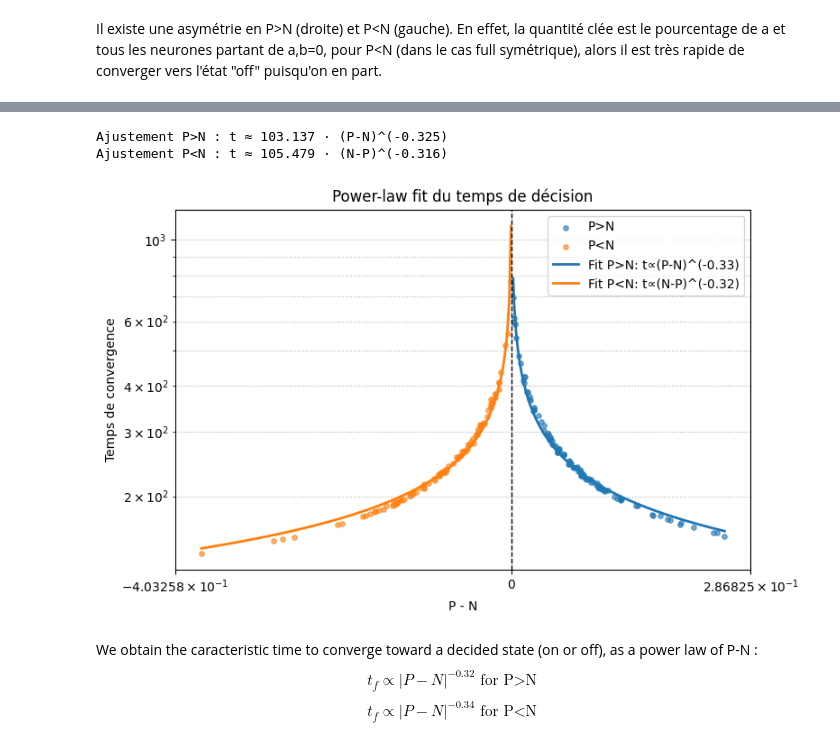
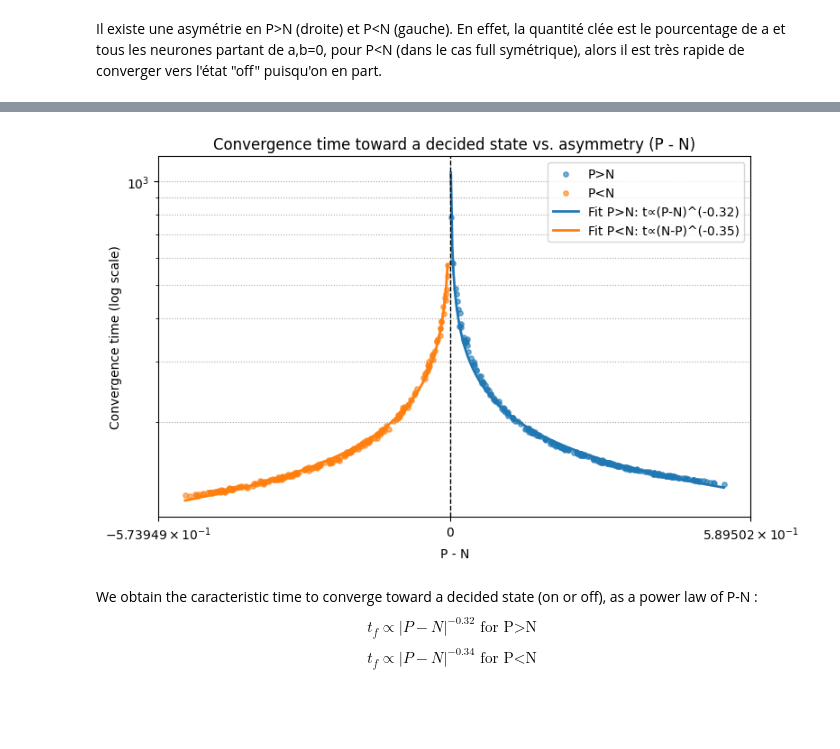
Before and after one commit to Aeronobase/Code-neural-network-with-CRNs, a Jupyter notebook: Sym Neuron-Rondelez_4_Response delay.ipynb, the cells around one changed output, grey strips where cells are left out. Cells and saved outputs as stored; diff of their text form; code cells hidden in the pictures; blank space fills up the shorter version.

```diff
--- a/Sym Neuron-Rondelez_4_Response delay.ipynb
+++ b/Sym Neuron-Rondelez_4_Response delay.ipynb
@@ -154,7 +58,7 @@ lambda_a = 1.0
 lambda_b = 1.0
 
 # --- Parameter grid for numerical integration ---
-nb_of_points = 100
+nb_of_points = 20
 P_grid = np.linspace(0.0, 3, nb_of_points)  # P entre 0 et 1.25
 N_grid = np.linspace(0.0, 3, nb_of_points)  # N entre 0 et 1.25
 
@@ -285,7 +191,7 @@ tf = 1000
 t_eval = np.linspace(0, tf, 3000)
 dt = t_eval[1] - t_eval[0]
 
-P_range = np.linspace(0.5, 1.5, 100)
+P_range = np.linspace(0.5, 1.5, 500)
 N_fixed = 1.0  # N est fixé, on fait varier P autour
 
 noise_sigma = 0.02  # bruit sur les inputs
@@ -341,7 +247,7 @@ mask = np.isfinite(decision_times_arr)
 plt.scatter(delta_PN_arr[mask], decision_times_arr[mask], s=15, alpha=0.7, label="Temps de décision")
 plt.axvline(0, color='k', linestyle='--', lw=1, label="P = N (indécidé)")
 plt.xlabel("P - N")
-plt.ylabel("Temps de convergence vers un état décidé")
+plt.ylabel("Convergence ")
 plt.title("Temps de convergence vs. asymétrie d'entrée (P - N)")
 plt.legend()
 plt.grid(True)
@@ -454,70 +542,41 @@ Il existe une asymétrie en P>N (droite) et P<N (gauche). En effet, la quantité
 # %%
-import numpy as np
-import matplotlib.pyplot as plt
+# ...
 
-# Supposons que delta_PN_arr et decision_times_arr sont déjà calculés
-# On ne garde que les points finis
-mask_finite = np.isfinite(decision_times_arr)
-dPN = delta_PN_arr[mask_finite]
-t_dec = decision_times_arr[mask_finite]
-
-# Séparer les domaines P>N (dPN>0) et P<N (dPN<0)
-mask_pos = dPN > 0
-mask_neg = dPN < 0
-
-dPN_pos =    dPN[mask_pos]
-t_pos   =    t_dec[mask_pos]
-dPN_neg = -dPN[mask_neg]  # on prend la valeur absolue pour le fit
-t_neg   =    t_dec[mask_neg]
-
-# Ajustement log-log : log t = log C - k log dPN ⟺ t = C * dPN^(-k)
-# P>N
-coeffs_pos = np.polyfit(np.log(dPN_pos), np.log(t_pos), 1)
-k_pos = -coeffs_pos[0]
-C_pos = np.exp(coeffs_pos[1])
-
-# P<N
-coeffs_neg = np.polyfit(np.log(dPN_neg), np.log(t_neg), 1)
-k_neg = -coeffs_neg[0]
-C_neg = np.exp(coeffs_neg[1])
-
-print(f"Ajustement P>N : t ≈ {C_pos:.3f} · (P-N)^(-{k_pos:.3f})")
-print(f"Ajustement P<N : t ≈ {C_neg:.3f} · (N-P)^(-{k_neg:.3f})")
-
-# Tracé des points + ajustements
 fig, ax = plt.subplots(figsize=(8,5))
 
 # Points
 ax.scatter( dPN_pos, t_pos, color='C0', s=15, alpha=0.6, label='P>N')
 ax.scatter(-dPN_neg, t_neg, color='C1', s=15, alpha=0.6, label='P<N')
 
 # Domaines continus pour tracer les courbes
 dPNp_model = np.linspace(dPN_pos.min(), dPN_pos.max(), 200)
 tpos_model = C_pos * dPNp_model**(-k_pos)
 dPNn_model = np.linspace(dPN_neg.min(), dPN_neg.max(), 200)
 tneg_model = C_neg * dPNn_model**(-k_neg)
 
 # Courbes
 ax.plot( dPNp_model, tpos_model, color='C0', lw=2,
          label=f'Fit P>N: t∝(P-N)^(-{k_pos:.2f})')
 ax.plot(-dPNn_model, tneg_model, color='C1', lw=2,
          label=f'Fit P<N: t∝(N-P)^(-{k_neg:.2f})')
 
 ax.axvline(0, color='k', ls='--', lw=1)
+
 ax.set_xlabel("P - N")
-ax.set_ylabel("Temps de convergence")
-ax.set_title("Power-law fit du temps de décision")
-ax.set_xscale('symlog')  # optionnel : échelle symétrique autour de zéro
+ax.set_ylabel("Convergence time (log scale)")
+ax.set_title("Convergence time toward a decided state vs. asymmetry (P - N)")
+
+ax.set_xscale('symlog')
 ax.set_yscale('log')
 ax.legend()
-ax.grid(True, which='both', ls=':')
+
+# Ajout explicite de la grille sur les axes x et y, pour les major et minor ticks
+ax.grid(True, which='both', axis='both', ls=':', color='gray', alpha=0.7)
 
 plt.tight_layout()
 plt.show()
 # %% [output]
-Ajustement P>N : t ≈ 103.137 · (P-N)^(-0.325)
-Ajustement P<N : t ≈ 105.479 · (N-P)^(-0.316)
-[figure, old version]
+[figure, new version]
 # %% [markdown]
 We obtain the caracteristic time to converge toward a decided state (on or off), as a power law of P-N :
 $$t_f\propto|P-N|^{-0.32} \text{ for P>N}$$
```
Also changed, not shown: parts of 15 cells of this notebook, 3 other files.
